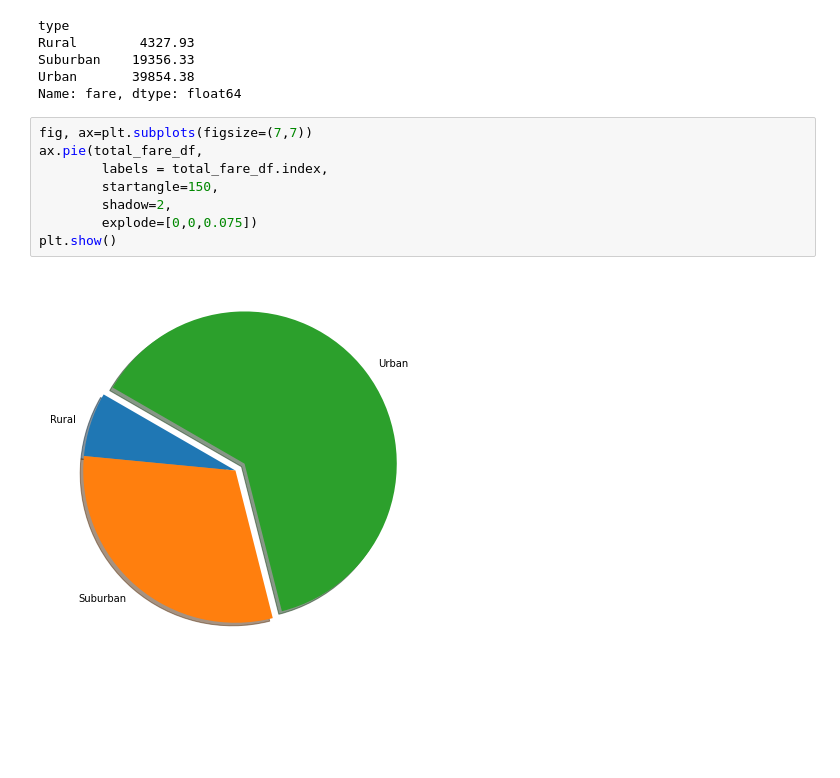
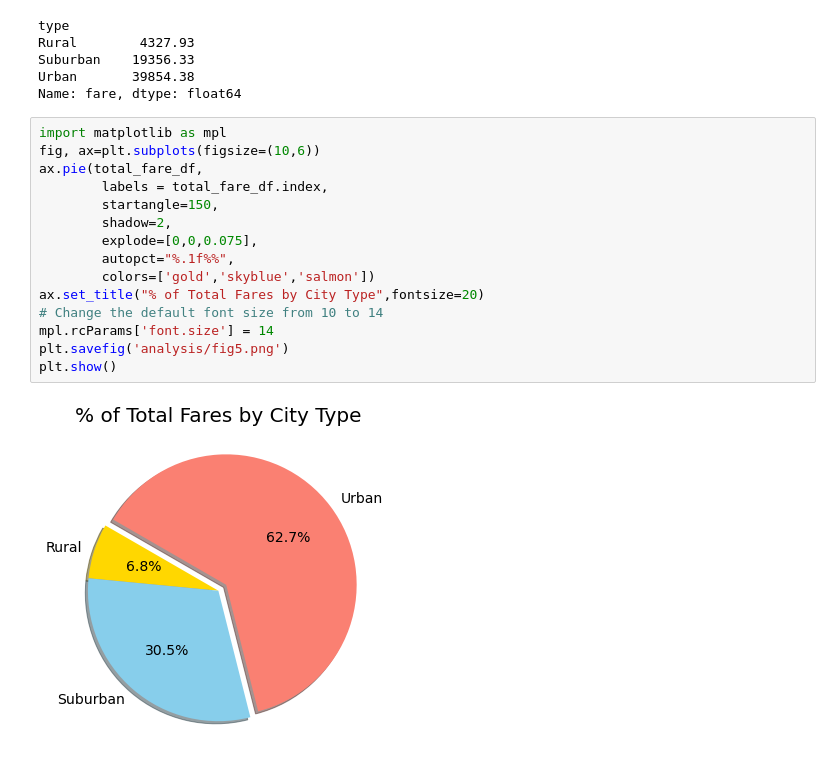
Before and after one commit to bradydwilton/PyBer_Analysis, a Jupyter notebook: PyBer.ipynb, the cells around one changed output. Drawn from its saved outputs; the diff is of its cells as text; blank space fills up the shorter version.

```diff
--- a/PyBer.ipynb
+++ b/PyBer.ipynb
@@ -565,12 +565,19 @@ Suburban    19356.33
 Urban       39854.38
 Name: fare, dtype: float64
 # %%
-fig, ax=plt.subplots(figsize=(7,7))
+import matplotlib as mpl
+fig, ax=plt.subplots(figsize=(10,6))
 ax.pie(total_fare_df,
         labels = total_fare_df.index,
         startangle=150,
         shadow=2,
-        explode=[0,0,0.075])
+        explode=[0,0,0.075],
+        autopct="%.1f%%",
+        colors=['gold','skyblue','salmon'])
+ax.set_title("% of Total Fares by City Type",fontsize=20)
+# Change the default font size from 10 to 14
+mpl.rcParams['font.size'] = 14
+plt.savefig('analysis/fig5.png')
 plt.show()
 # %% [output]
-[figure, old version]
+[figure, new version]
```
Also changed, not shown: parts of 4 cells of this notebook, 3 other files.
